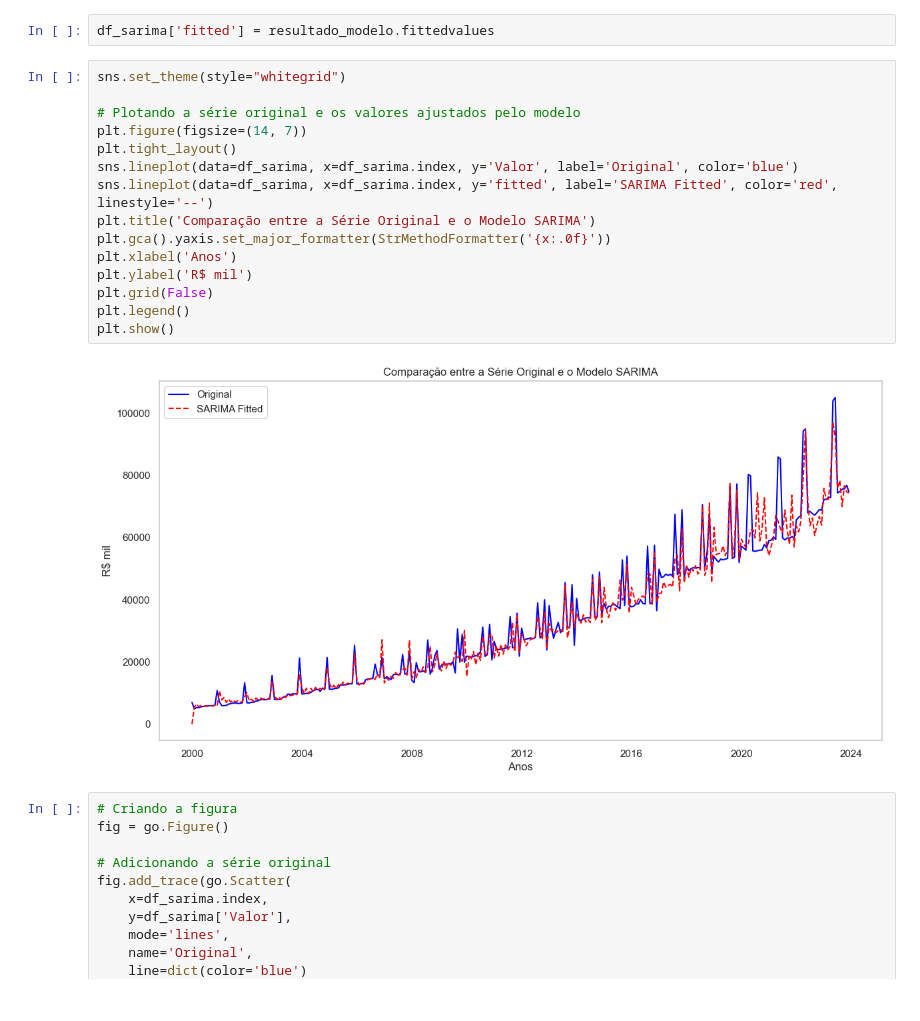
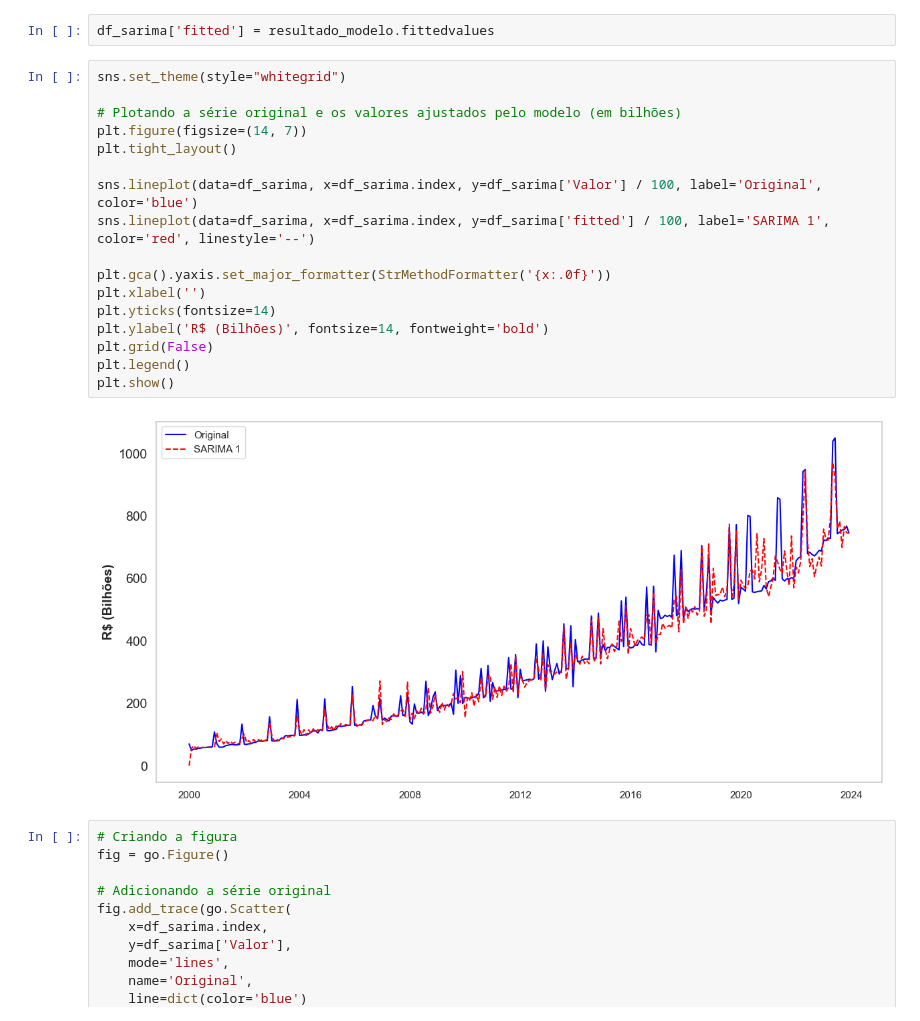
Before and after one commit to victordornelos/tcc_cap3, a Jupyter notebook: cap3.ipynb, the cells around one changed output. Saved outputs shown, nothing was run; the diff lists cells and outputs as text.

```diff
--- a/cap3.ipynb
+++ b/cap3.ipynb
@@ -728,20 +678,22 @@ df_sarima['fitted'] = resultado_modelo.fittedvalues
 # %%
 sns.set_theme(style="whitegrid")
 
-# Plotando a série original e os valores ajustados pelo modelo
+# Plotando a série original e os valores ajustados pelo modelo (em bilhões)
 plt.figure(figsize=(14, 7))
 plt.tight_layout()
-sns.lineplot(data=df_sarima, x=df_sarima.index, y='Valor', label='Original', color='blue')
-sns.lineplot(data=df_sarima, x=df_sarima.index, y='fitted', label='SARIMA Fitted', color='red', linestyle='--')
-plt.title('Comparação entre a Série Original e o Modelo SARIMA')
+
+sns.lineplot(data=df_sarima, x=df_sarima.index, y=df_sarima['Valor'] / 100, label='Original', color='blue')
+sns.lineplot(data=df_sarima, x=df_sarima.index, y=df_sarima['fitted'] / 100, label='SARIMA 1', color='red', linestyle='--')
+
 plt.gca().yaxis.set_major_formatter(StrMethodFormatter('{x:.0f}'))
-plt.xlabel('Anos')
-plt.ylabel('R$ mil')
+plt.xlabel('')
+plt.yticks(fontsize=14)
+plt.ylabel('R$ (Bilhões)', fontsize=14, fontweight='bold')
 plt.grid(False)
 plt.legend()
 plt.show()
 # %% [output]
-[figure, old version]
+[figure, new version]
 # %%
 # Criando a figura
 fig = go.Figure()
```
Also changed, not shown: parts of 13 cells of this notebook, 3 other files.
